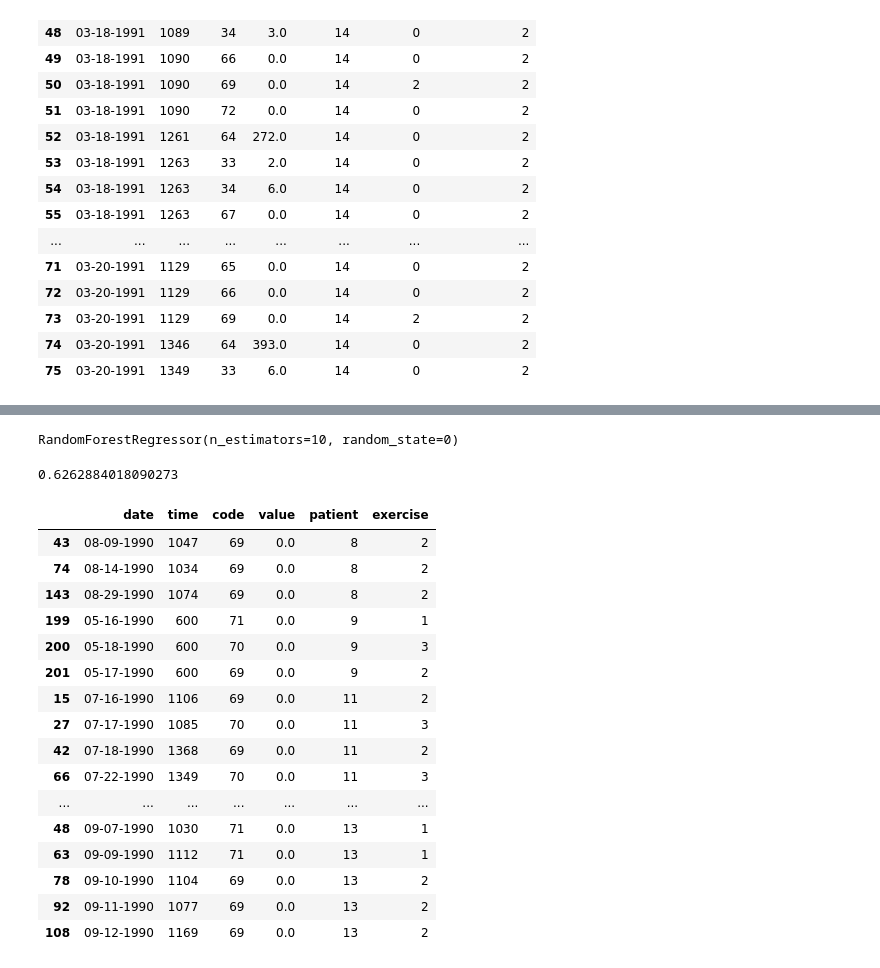
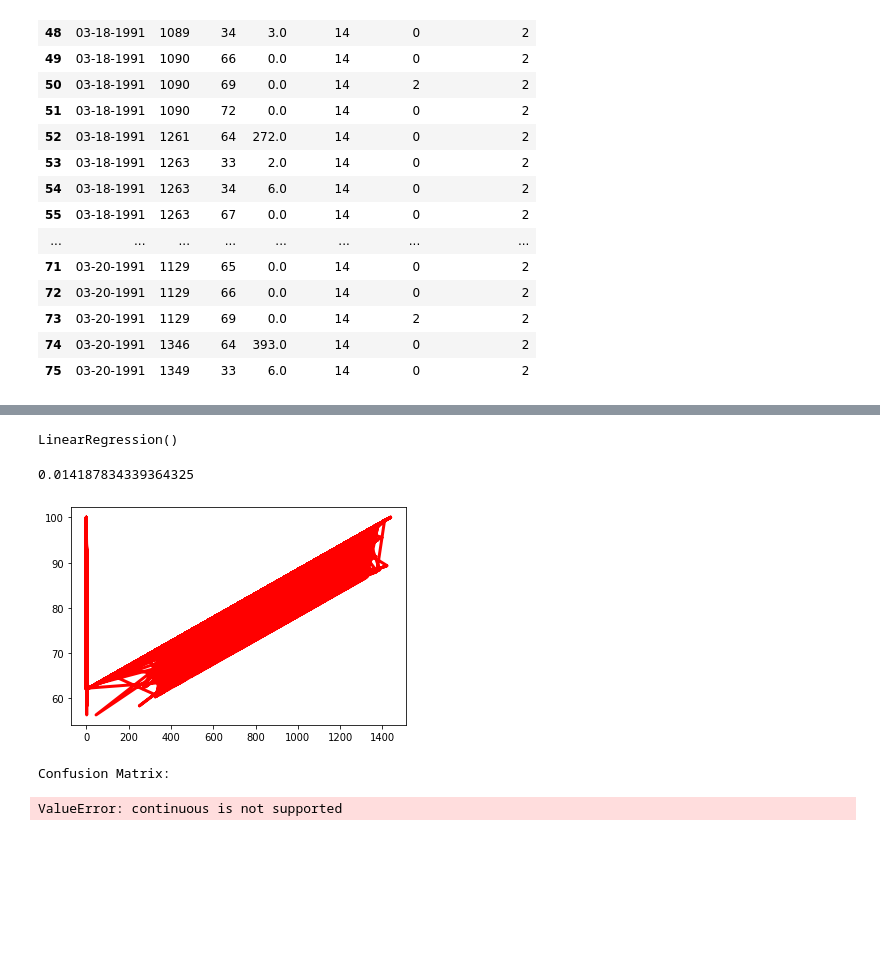
Before and after one commit to elisakaisa/blood_glucose_ML, a Jupyter notebook: project1.ipynb, the cells around one changed output, grey strips where cells are left out. Cells and saved outputs as stored; diff of their text form; code cells hidden in the pictures; blank space fills up the shorter version.

Commit message:
more cleanup, some model tests (unsuccessful)

```diff
--- a/project1.ipynb
+++ b/project1.ipynb
@@ -160,3 +167,7 @@ data.iloc[4500:4530, :]
 | 73 | 03-20-1991 | 1129 | 69 | 0.0 | 14 | 2 | 2 |
 | 74 | 03-20-1991 | 1346 | 64 | 393.0 | 14 | 0 | 2 |
 | 75 | 03-20-1991 | 1349 | 33 | 6.0 | 14 | 0 | 2 |
+# %%
+#drop columns date, patient, code and exercise
+data = data.drop(columns=['date', 'code', 'patient', 'exercise'])
+data
@@ -162,0 +194,4 @@ data.iloc[4500:4530, :]
+# %%
+# drop all rows that have blood glucose = 0
+data = data[data.value != 0]
+data
@@ -163,44 +218,51 @@ data.iloc[4500:4530, :]
 # %%
-X = data.iloc[:, 1:3]
+X = data[['time', 'daily_exercise']]
 y = data['value']
 
 from sklearn.model_selection import train_test_split
 X_train, X_test, y_train, y_test = train_test_split(X, y, test_size = 0.25)
 
-from sklearn.ensemble import RandomForestRegressor
-regressor = RandomForestRegressor(n_estimators = 10, random_state = 0)
-regressor.fit(X_train, y_train)
+#from sklearn.ensemble import RandomForestRegressor
+#regressor = RandomForestRegressor(n_estimators = 10, random_state = 0)
+#regressor.fit(X_train, y_train)
+# rdm forest regressor CLASSIFIES!!!! blood sugar is continuous!
-# %% [output]
-RandomForestRegressor(n_estimators=10, random_state=0)
+# %%
+from sklearn import linear_model
+from sklearn.linear_model import LogisticRegression
+regr = linear_model.LinearRegression()
+
+regr.fit(X_train, y_train)
+# %% [output]
+LinearRegression()
 # %%
-y_pred = regressor.predict(X_test)
+y_pred = regr.predict(X_test)
 
 from sklearn.metrics import r2_score
 r2_score(y_test, y_pred)
 # %% [output]
-0.6262884018090273
+0.014187834339364325
+# %%
+plt.plot(X_test, regr.predict(X_test), color = 'red', linewidth = 3)
+plt.show()
+# %% [output]
+[figure, added]
+# %%
+from sklearn.metrics import confusion_matrix
+from sklearn.metrics import accuracy_score
+from sklearn.metrics import classification_report
+
+print ('Confusion Matrix:')
+print(confusion_matrix(y_test, y_pred))
+print('Accuracy Score:', accuracy_score(y_test, y_pred))
+print('Report:')
+print(classification_report(y_test, y_pred))
+# %% [output]
+Confusion Matrix:
+ValueError: continuous is not supported
 # %%
 # interested only in codes:
     #69 = Typical exercise activity
     #70 = More-than-usual exercise activity
     #71 = Less-than-usual exercise activity
-training_data = data.loc[(data["exercise"] == 1) | (data["exercise"] == 2) | (data["exercise"] == 3)]
-training_data.head(30)
+#training_data = data.loc[(data["exercise"] == 1) | (data["exercise"] == 2) | (data["exercise"] == 3)]
+#training_data.head(30)
-# %% [output]
-|  | date | time | code | value | patient | exercise |
-| 43 | 08-09-1990 | 1047 | 69 | 0.0 | 8 | 2 |
-| 74 | 08-14-1990 | 1034 | 69 | 0.0 | 8 | 2 |
-| 143 | 08-29-1990 | 1074 | 69 | 0.0 | 8 | 2 |
-| 199 | 05-16-1990 | 600 | 71 | 0.0 | 9 | 1 |
-| 200 | 05-18-1990 | 600 | 70 | 0.0 | 9 | 3 |
-| 201 | 05-17-1990 | 600 | 69 | 0.0 | 9 | 2 |
-| 15 | 07-16-1990 | 1106 | 69 | 0.0 | 11 | 2 |
-| 27 | 07-17-1990 | 1085 | 70 | 0.0 | 11 | 3 |
-| 42 | 07-18-1990 | 1368 | 69 | 0.0 | 11 | 2 |
-| 66 | 07-22-1990 | 1349 | 70 | 0.0 | 11 | 3 |
-| ... | ... | ... | ... | ... | ... | ... |
-| 48 | 09-07-1990 | 1030 | 71 | 0.0 | 13 | 1 |
-| 63 | 09-09-1990 | 1112 | 71 | 0.0 | 13 | 1 |
-| 78 | 09-10-1990 | 1104 | 69 | 0.0 | 13 | 2 |
-| 92 | 09-11-1990 | 1077 | 69 | 0.0 | 13 | 2 |
-| 108 | 09-12-1990 | 1169 | 69 | 0.0 | 13 | 2 |
```
Also changed, not shown: parts of 6 cells of this notebook.
